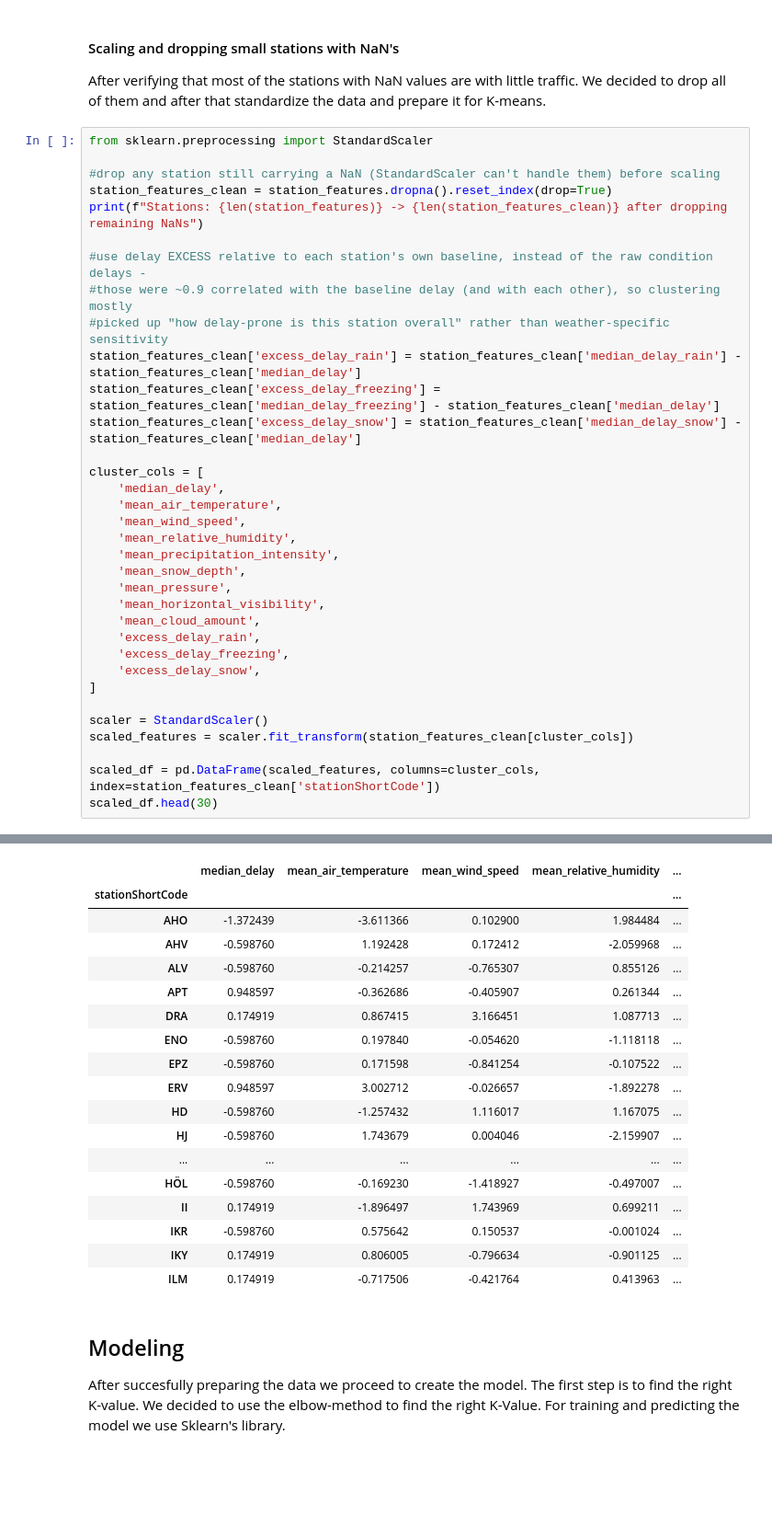
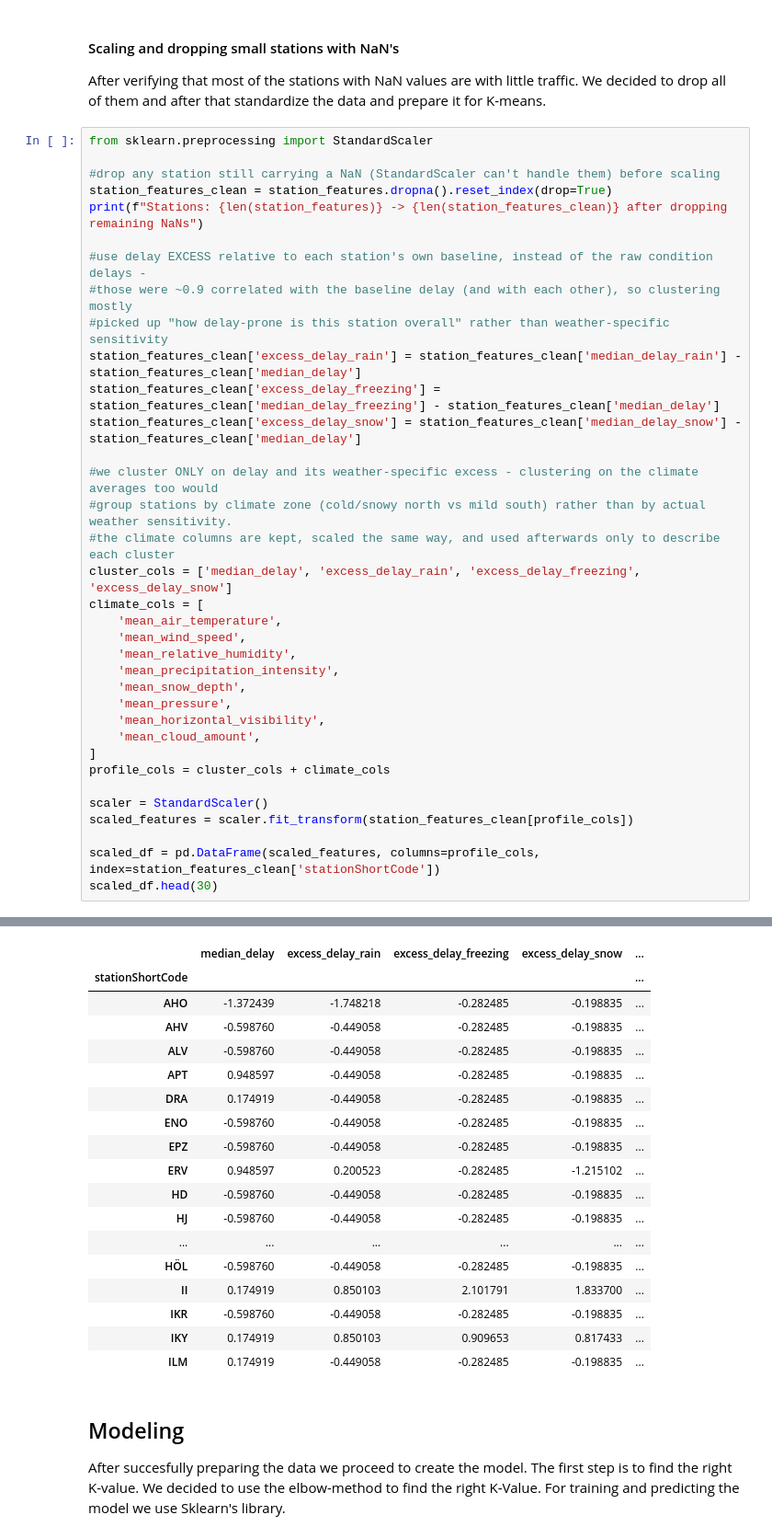
Before and after one commit to alekkiq/dkko-g2, a Jupyter notebook: project/project.ipynb, the cells around one changed output, grey strips where cells are left out. Shown at 92% size. Saved outputs shown, nothing was run; the diff lists cells and outputs as text; blank space fills up the shorter version.

```diff
--- a/project/project.ipynb
+++ b/project/project.ipynb
@@ -439,57 +439,58 @@ After verifying that most of the stations with NaN values are with little traffi
 # %%
 from sklearn.preprocessing import StandardScaler
 
 #drop any station still carrying a NaN (StandardScaler can't handle them) before scaling
 station_features_clean = station_features.dropna().reset_index(drop=True)
 print(f"Stations: {len(station_features)} -> {len(station_features_clean)} after dropping remaining NaNs")
 
 #use delay EXCESS relative to each station's own baseline, instead of the raw condition delays -
 #those were ~0.9 correlated with the baseline delay (and with each other), so clustering mostly
 #picked up "how delay-prone is this station overall" rather than weather-specific sensitivity
 station_features_clean['excess_delay_rain'] = station_features_clean['median_delay_rain'] - station_features_clean['median_delay']
 station_features_clean['excess_delay_freezing'] = station_features_clean['median_delay_freezing'] - station_features_clean['median_delay']
 station_features_clean['excess_delay_snow'] = station_features_clean['median_delay_snow'] - station_features_clean['median_delay']
 
-cluster_cols = [
-    'median_delay',
+#we cluster ONLY on delay and its weather-specific excess - clustering on the climate averages too would
+#group stations by climate zone (cold/snowy north vs mild south) rather than by actual weather sensitivity.
+#the climate columns are kept, scaled the same way, and used afterwards only to describe each cluster
+cluster_cols = ['median_delay', 'excess_delay_rain', 'excess_delay_freezing', 'excess_delay_snow']
+climate_cols = [
     'mean_air_temperature',
     'mean_wind_speed',
     'mean_relative_humidity',
     'mean_precipitation_intensity',
     'mean_snow_depth',
     'mean_pressure',
     'mean_horizontal_visibility',
     'mean_cloud_amount',
-    'excess_delay_rain',
-    'excess_delay_freezing',
-    'excess_delay_snow',
 ]
+profile_cols = cluster_cols + climate_cols
 
 scaler = StandardScaler()
-scaled_features = scaler.fit_transform(station_features_clean[cluster_cols])
+scaled_features = scaler.fit_transform(station_features_clean[profile_cols])
 
-scaled_df = pd.DataFrame(scaled_features, columns=cluster_cols, index=station_features_clean['stationShortCode'])
+scaled_df = pd.DataFrame(scaled_features, columns=profile_cols, index=station_features_clean['stationShortCode'])
 scaled_df.head(30)
 # %% [output]
 Stations: 498 -> 230 after dropping remaining NaNs
-|  | median_delay | mean_air_temperature | mean_wind_speed | mean_relative_humidity | ... |
+|  | median_delay | excess_delay_rain | excess_delay_freezing | excess_delay_snow | ... |
 | stationShortCode |  |  |  |  | ... |
-| AHO | -1.372439 | -3.611366 | 0.102900 | 1.984484 | ... |
-| AHV | -0.598760 | 1.192428 | 0.172412 | -2.059968 | ... |
-| ALV | -0.598760 | -0.214257 | -0.765307 | 0.855126 | ... |
-| APT | 0.948597 | -0.362686 | -0.405907 | 0.261344 | ... |
-| DRA | 0.174919 | 0.867415 | 3.166451 | 1.087713 | ... |
-| ENO | -0.598760 | 0.197840 | -0.054620 | -1.118118 | ... |
-| EPZ | -0.598760 | 0.171598 | -0.841254 | -0.107522 | ... |
-| ERV | 0.948597 | 3.002712 | -0.026657 | -1.892278 | ... |
-| HD | -0.598760 | -1.257432 | 1.116017 | 1.167075 | ... |
-| HJ | -0.598760 | 1.743679 | 0.004046 | -2.159907 | ... |
+| AHO | -1.372439 | -1.748218 | -0.282485 | -0.198835 | ... |
+| AHV | -0.598760 | -0.449058 | -0.282485 | -0.198835 | ... |
+| ALV | -0.598760 | -0.449058 | -0.282485 | -0.198835 | ... |
+| APT | 0.948597 | -0.449058 | -0.282485 | -0.198835 | ... |
+| DRA | 0.174919 | -0.449058 | -0.282485 | -0.198835 | ... |
+| ENO | -0.598760 | -0.449058 | -0.282485 | -0.198835 | ... |
+| EPZ | -0.598760 | -0.449058 | -0.282485 | -0.198835 | ... |
+| ERV | 0.948597 | 0.200523 | -0.282485 | -1.215102 | ... |
+| HD | -0.598760 | -0.449058 | -0.282485 | -0.198835 | ... |
+| HJ | -0.598760 | -0.449058 | -0.282485 | -0.198835 | ... |
 | ... | ... | ... | ... | ... | ... |
-| HÖL | -0.598760 | -0.169230 | -1.418927 | -0.497007 | ... |
-| II | 0.174919 | -1.896497 | 1.743969 | 0.699211 | ... |
-| IKR | -0.598760 | 0.575642 | 0.150537 | -0.001024 | ... |
-| IKY | 0.174919 | 0.806005 | -0.796634 | -0.901125 | ... |
-| ILM | 0.174919 | -0.717506 | -0.421764 | 0.413963 | ... |
+| HÖL | -0.598760 | -0.449058 | -0.282485 | -0.198835 | ... |
+| II | 0.174919 | 0.850103 | 2.101791 | 1.833700 | ... |
+| IKR | -0.598760 | -0.449058 | -0.282485 | -0.198835 | ... |
+| IKY | 0.174919 | 0.850103 | 0.909653 | 0.817433 | ... |
+| ILM | 0.174919 | -0.449058 | -0.282485 | -0.198835 | ... |
 # %% [markdown]
 ## Modeling
 
```
Also changed, not shown: parts of 9 cells of this notebook.
